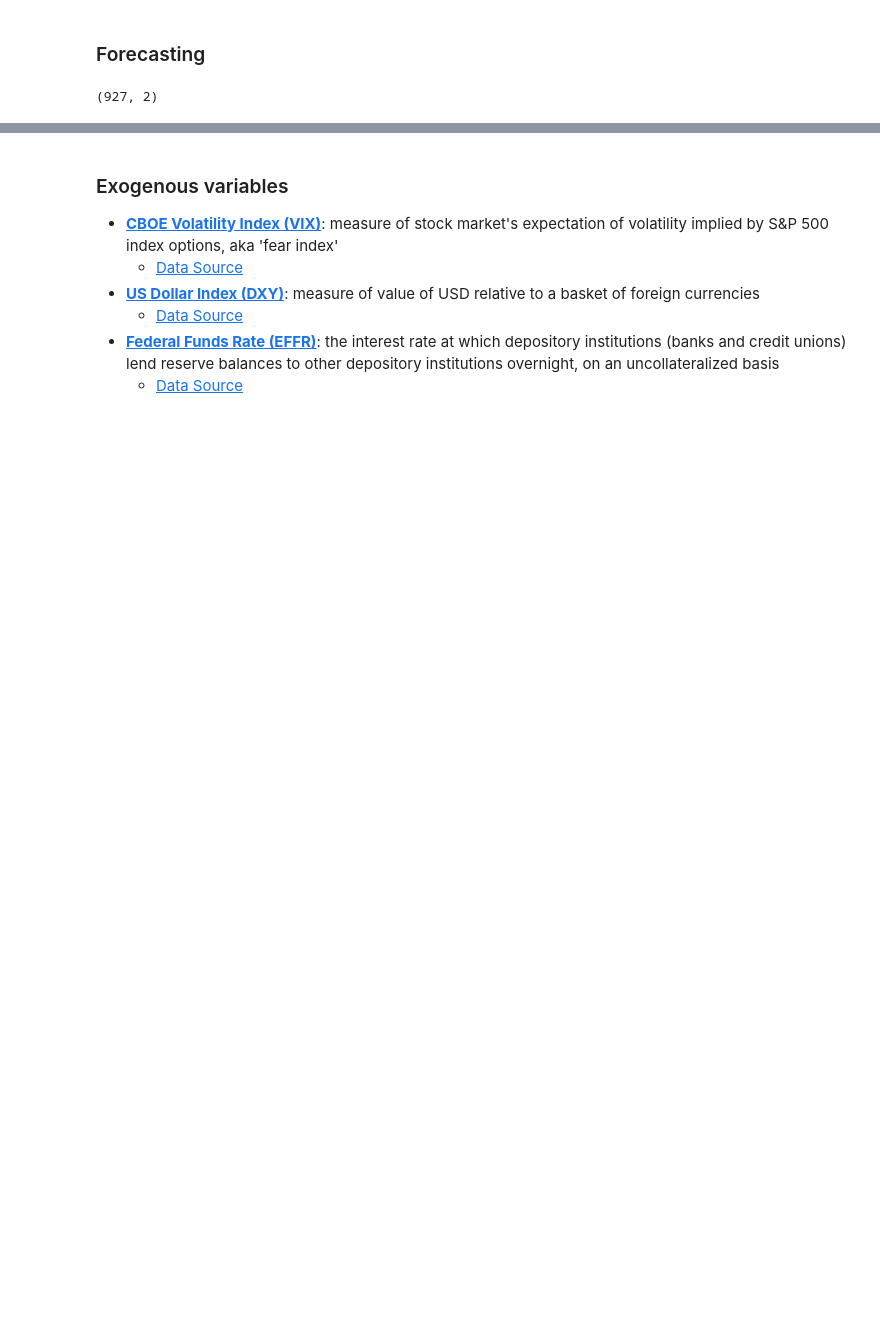
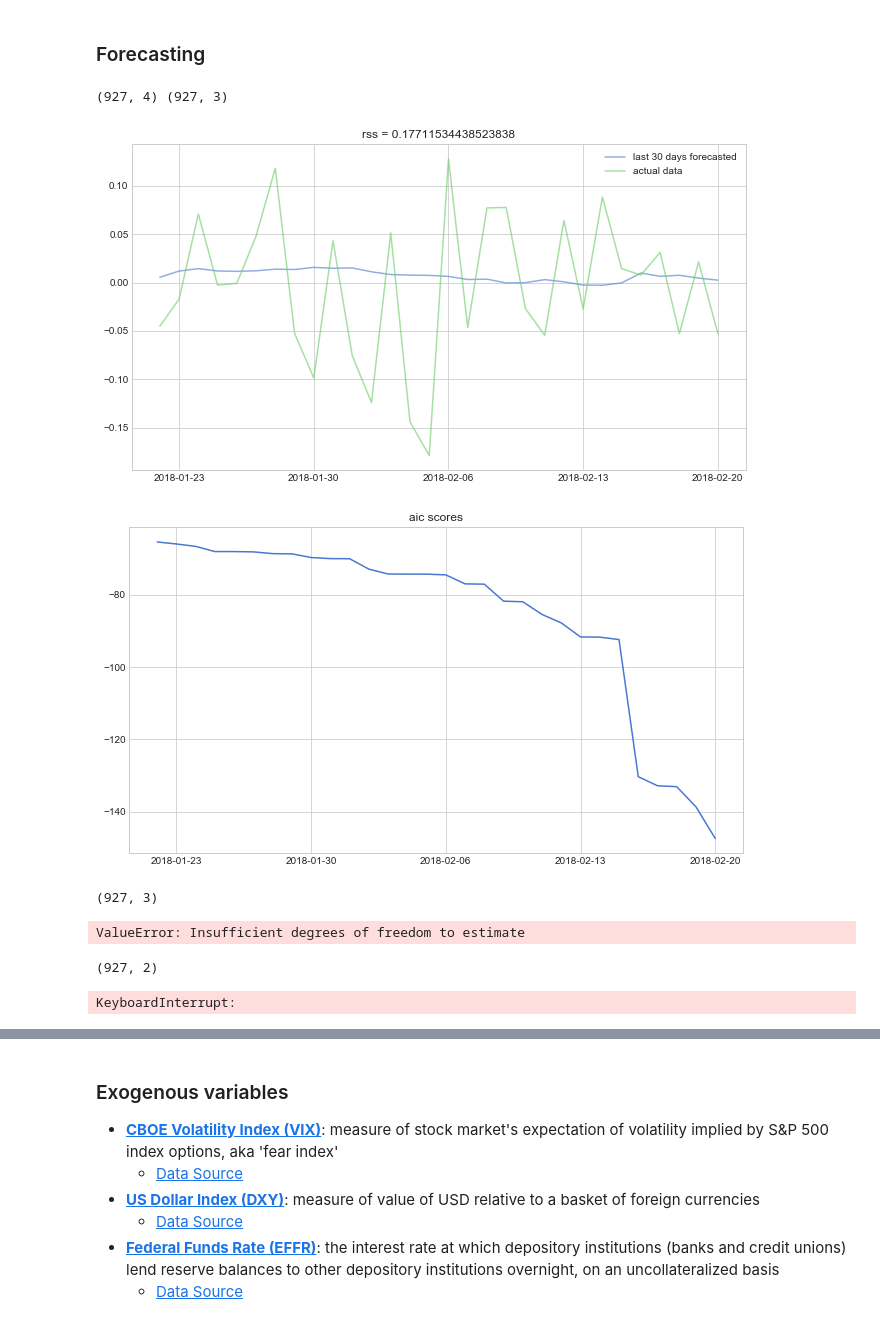
Before and after one commit to brianmcguckin/thinkful_unit_06_specializations, a Jupyter notebook: eth_time_series_notebook.ipynb, the cells around one changed output, grey strips where cells are left out. Saved outputs shown, nothing was run; the diff lists cells and outputs as text; code cells hidden in the pictures; blank space fills up the shorter version.

```diff
--- a/eth_time_series_notebook.ipynb
+++ b/eth_time_series_notebook.ipynb
@@ -299,5 +287,69 @@ AIC: -2213.2245695807997, RSS:4.942813
 # %% [markdown]
 ### Forecasting
+# %%
+# forecast the last 30 days of the time series
+# set df leaving out last 30 days
+
+X = pd.DataFrame()
+X['date'] = eth_price['Date'].copy()
+X['actual'] = eth_price['log_return']
+X['forecast'] = eth_price['log_return'][:-30]
+X.reset_index(drop=True, inplace=True)
+print(eth_price.shape, X.shape)
+# %% [output]
+(927, 4) (927, 3)
+# %%
+start = 60
+ar_aic = []
+
+while X.forecast.isnull().any() == True:
+
+    data = X[-start:-X.forecast.isnull().sum()]
+    ar = ARIMA(data.forecast, order=(1,0,0)).fit()
+    X.forecast[len(X) - X.forecast.isnull().sum()] = ar.forecast()[0]
+    ar_aic.append(ar.aic)
+    start -= 1
+
+ar_rss = sum((X.forecast[-30:] - X.actual[-30:]) ** 2)
+
+plt.figure(figsize=(11,6))
+plt.plot(X.date[-30:], X.forecast[-30:], label='last 30 days forecasted', alpha=.6)
+plt.plot(X.date[-30:], X.actual[-30:], label='actual data', alpha=.6)
+plt.title('rss = {}'.format(rss))
+plt.legend()
+plt.show()
+
+plt.figure(figsize=(11,6))
+plt.plot(X.date[-30:], aic)
+plt.title('aic scores')
+plt.show()
+# %% [output]
+[figure, added]
+[figure, added]
+# %%
+X_arima = pd.DataFrame()
+X_arima['date'] = eth_price['Date'].copy()
+X_arima['actual'] = eth_price['log_return']
+X_arima['forecast'] = eth_price['log_return'][:-30]
+X_arima.reset_index(drop=True, inplace=True)
+print(X_arima.shape)
+# %% [output]
+(927, 3)
+# %%
+start = 60
+arima_aic = []
+
+while X_arima.forecast.isnull().any() == True:
+    data = X_arima[-start:X_arima.forecast.isnull().sum()]
+    arima = ARIMA(data.forecast, order=(1,0,1)).fit()
+    X_arima[len(X_arima) - X_arima.forecast.isnull().sum()] = arima.forecast()[0]
+    arima_aic.append(arima.aic)
+    start -= 1
+
+arima_rss = sum((X_arima.forecast[-30:] - X_arima.actual[-30:]) ** 2)
+print(len(arima_aic), arima_rss)
+# %% [output]
+ValueError: Insufficient degrees of freedom to estimate
 # %%
 from sklearn.metrics import mean_squared_error
 
@@ -321,6 +375,20 @@ for n in range(len(X)):
         X.log_return_forecast[stop] = model.forecast()[0]
     else:
         break
+
+plt.figure(figsize=(11,6))
+plt.plot(X.date[:len(X)], X.log_return_forecast[:len(X)])
+plt.show()
+
+X2 = X.loc[X['log_return_forecast'] <= 0.01]
+X2 = X2.loc[X2['log_return_forecast'] >= -0.01]
+X2.reset_index(inplace=True, drop=True)
+
+plt.figure(figsize=(11,6))
+plt.plot(X2.date[:len(X2)], X2.log_return_forecast[:len(X2)])
+plt.show()
+# %% [output]
+KeyboardInterrupt:
 # %%
 plt.figure(figsize=(11,6))
 plt.plot(X.date[:len(X)], X.log_return_forecast[:len(X)])
```
Also changed, not shown: parts of 10 cells of this notebook, 1 other file.
